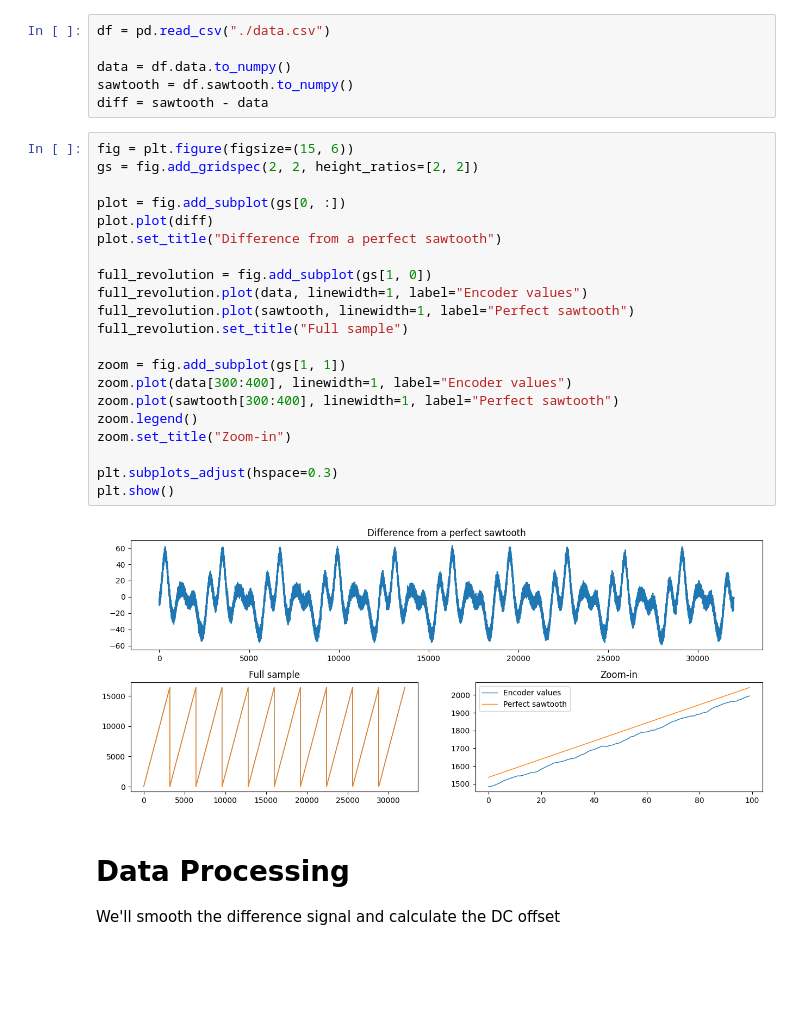
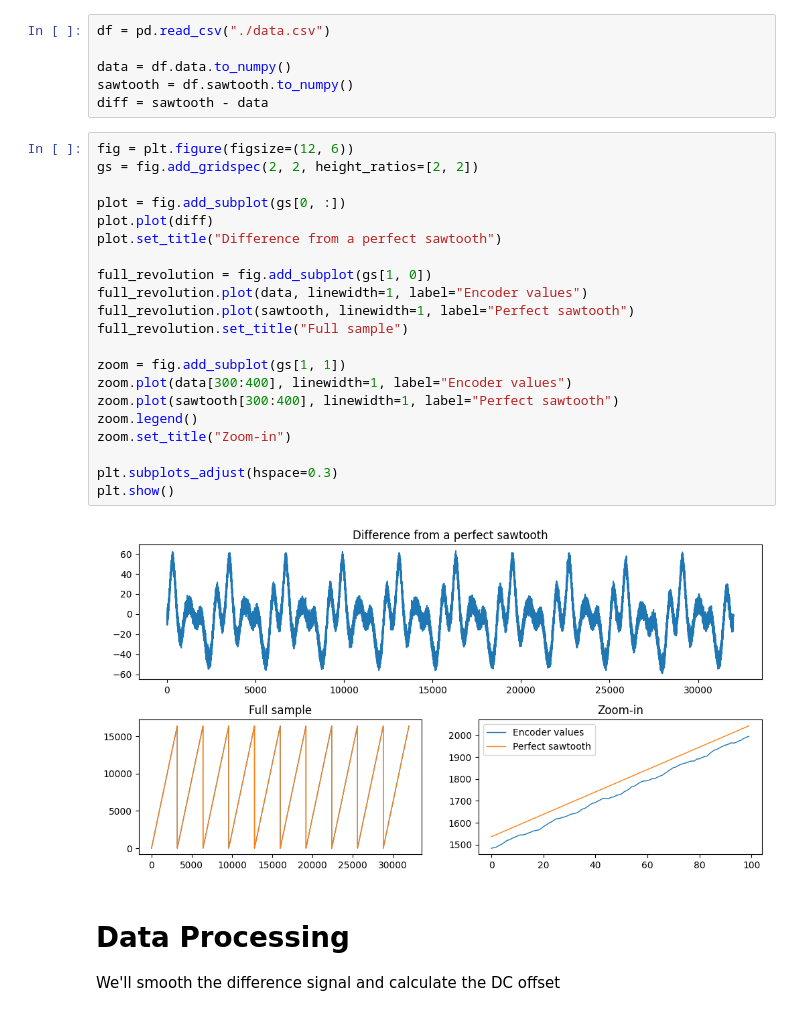
Before and after one commit to yuvalm11/motor-position-correction, a Jupyter notebook: algorithm.ipynb, the cells around one changed output. Drawn from its saved outputs; the diff is of its cells as text; blank space fills up the shorter version.

```diff
--- a/algorithm.ipynb
+++ b/algorithm.ipynb
@@ -15,28 +15,28 @@ data = df.data.to_numpy()
 sawtooth = df.sawtooth.to_numpy()
 diff = sawtooth - data
 # %%
-fig = plt.figure(figsize=(15, 6))
+fig = plt.figure(figsize=(12, 6))
 gs = fig.add_gridspec(2, 2, height_ratios=[2, 2])
 
 plot = fig.add_subplot(gs[0, :])
 plot.plot(diff)
 plot.set_title("Difference from a perfect sawtooth")
 
 full_revolution = fig.add_subplot(gs[1, 0])
 full_revolution.plot(data, linewidth=1, label="Encoder values")
 full_revolution.plot(sawtooth, linewidth=1, label="Perfect sawtooth")
 full_revolution.set_title("Full sample")
 
 zoom = fig.add_subplot(gs[1, 1])
 zoom.plot(data[300:400], linewidth=1, label="Encoder values")
 zoom.plot(sawtooth[300:400], linewidth=1, label="Perfect sawtooth")
 zoom.legend()
 zoom.set_title("Zoom-in")
 
 plt.subplots_adjust(hspace=0.3)
 plt.show()
 # %% [output]
-[figure, old version]
+[figure, new version]
 # %% [markdown]
 # Data Processing
 
```
Also changed, not shown: parts of 6 cells of this notebook, 13 other files.
